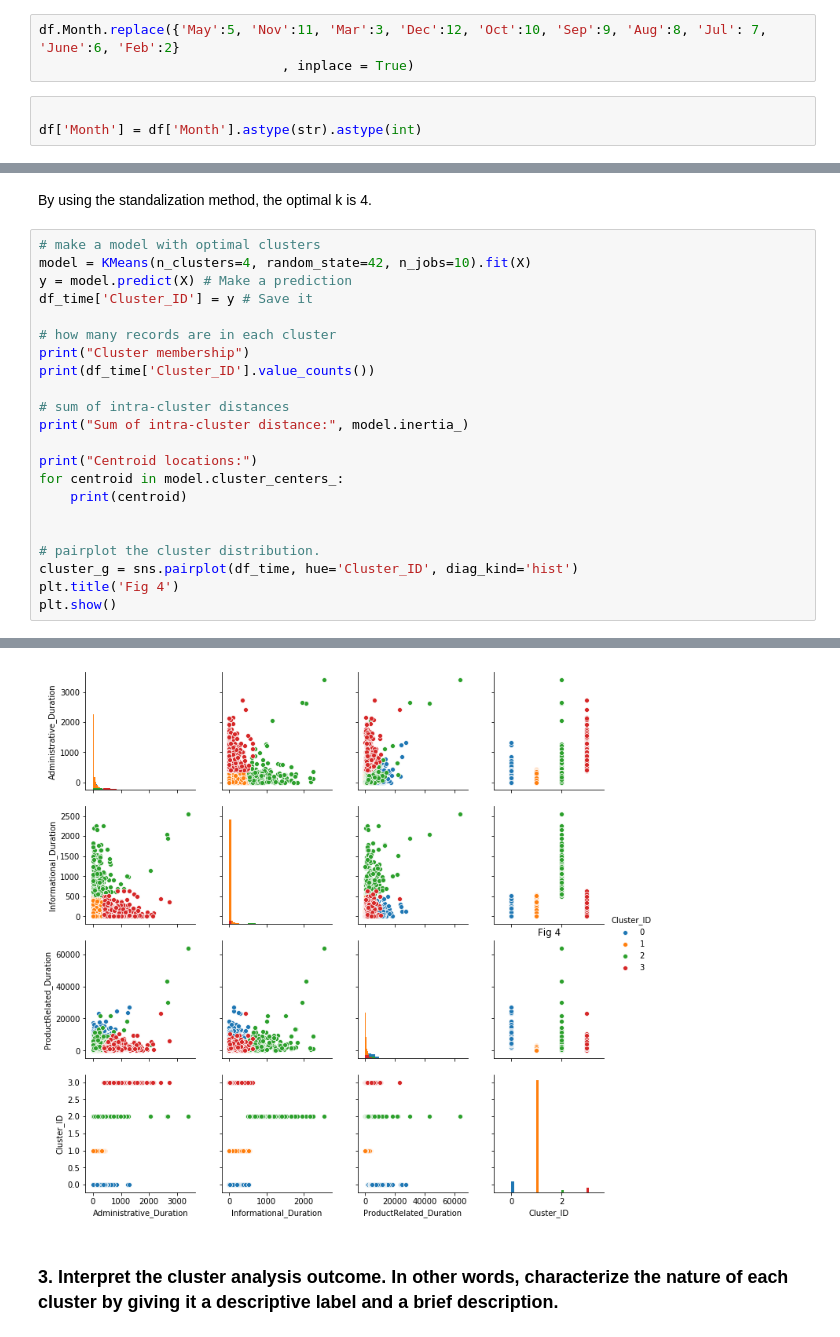
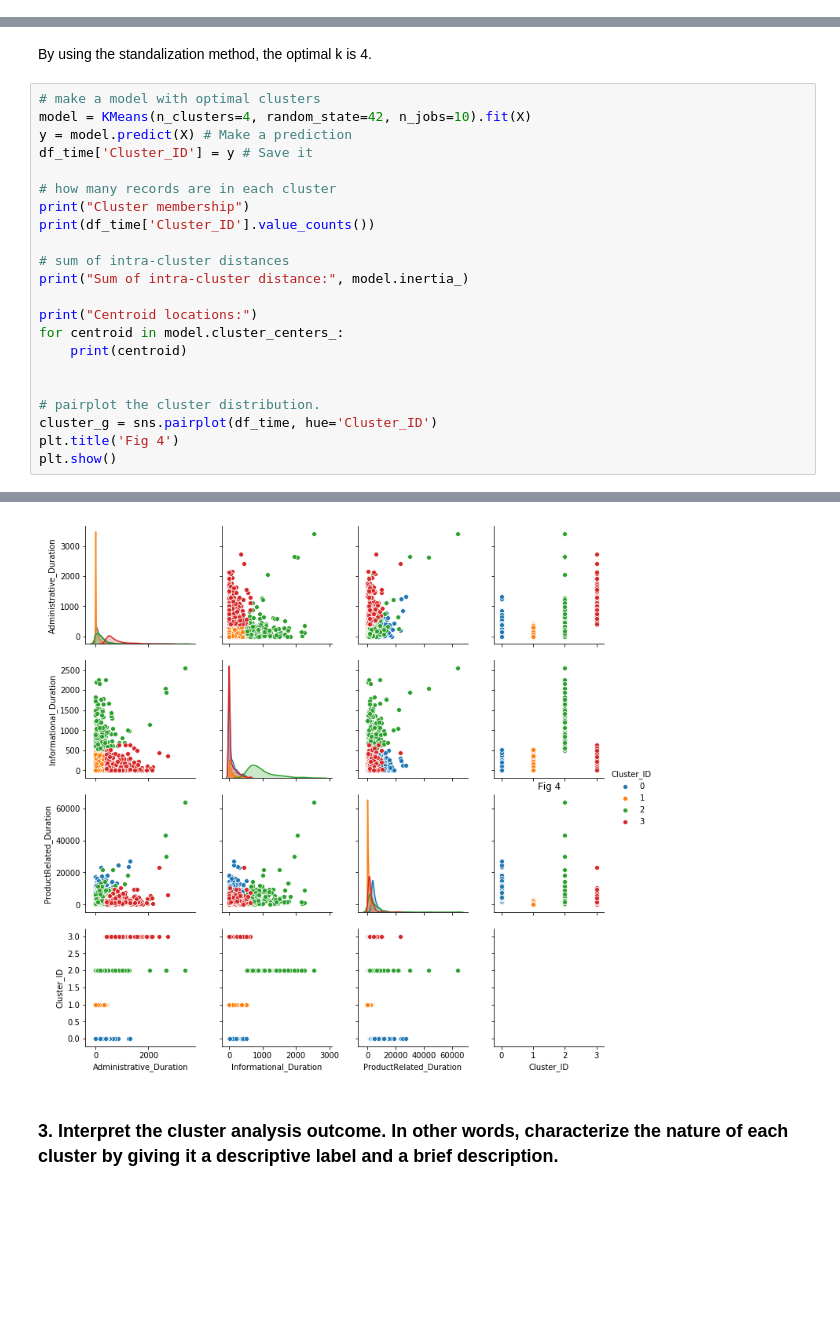
Before and after one commit to jiangdonghan/IFN645Assignment1, a Jupyter notebook: assignment2.ipynb, the cells around one changed output, grey strips where cells are left out. Cells and saved outputs as stored; diff of their text form; blank space fills up the shorter version.

```diff
--- a/assignment2.ipynb
+++ b/assignment2.ipynb
@@ -186,9 +188,3 @@ print(df['ProductRelated_Duration'].unique())
  346.        ]
 # %% [markdown]
 #### Data type change
-# %%
-df.Month.replace({'May':5, 'Nov':11, 'Mar':3, 'Dec':12, 'Oct':10, 'Sep':9, 'Aug':8, 'Jul': 7, 'June':6, 'Feb':2}
-                               , inplace = True)
-# %%
-
-df['Month'] = df['Month'].astype(str).astype(int)
@@ -481,35 +461,35 @@ y = model.predict(X) # Make a prediction
 df_time['Cluster_ID'] = y # Save it
 
 # how many records are in each cluster
 print("Cluster membership")
 print(df_time['Cluster_ID'].value_counts())
 
 # sum of intra-cluster distances
 print("Sum of intra-cluster distance:", model.inertia_)
 
 print("Centroid locations:")
 for centroid in model.cluster_centers_:
     print(centroid)
 
 
 # pairplot the cluster distribution.
-cluster_g = sns.pairplot(df_time, hue='Cluster_ID', diag_kind='hist')
+cluster_g = sns.pairplot(df_time, hue='Cluster_ID')
 plt.title('Fig 4')
 plt.show()
 # %% [output]
 Cluster membership
 1    10657
 0     1024
 3      420
 2      182
 Name: Cluster_ID, dtype: int64
 Sum of intra-cluster distance: 15977.745988263705
 Centroid locations:
 [0.31234399 0.32442787 2.09538688]
 [-0.19562398 -0.15352375 -0.25208058]
 [1.00200756 6.60942417 1.82687722]
 [3.76799805 0.24041249 0.49584508]
-[figure, old version]
+[figure, new version]
 # %% [markdown]
 ### 3. Interpret the cluster analysis outcome. In other words, characterize the nature of each cluster by giving it a descriptive label and a brief description.
 # %% [markdown]
```
Also changed, not shown: parts of 37 cells of this notebook.
